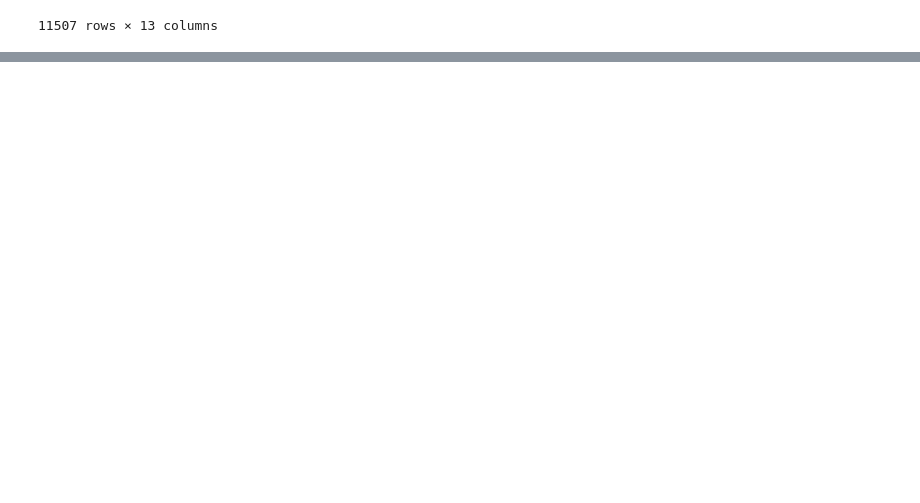
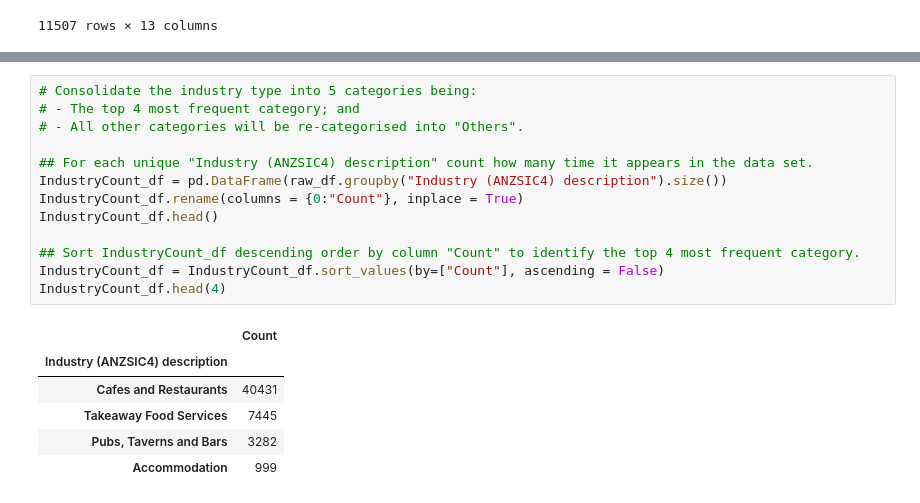
Before and after one commit to JarrodCasey/databootcamp-project1, a Jupyter notebook: MelbourneCafeAnalysis.ipynb, the cells around one changed output, grey strips where cells are left out. Cells and saved outputs as stored; diff of their text form; blank space fills up the shorter version.

```diff
--- a/MelbourneCafeAnalysis.ipynb
+++ b/MelbourneCafeAnalysis.ipynb
@@ -93,0 +103,20 @@ by_building.head()
+# %%
+# Consolidate the industry type into 5 categories being:
+# - The top 4 most frequent category; and
+# - All other categories will be re-categorised into "Others".
+
+## For each unique "Industry (ANZSIC4) description" count how many time it appears in the data set.
+IndustryCount_df = pd.DataFrame(raw_df.groupby("Industry (ANZSIC4) description").size())
+IndustryCount_df.rename(columns = {0:"Count"}, inplace = True)
+IndustryCount_df.head()
+
+## Sort IndustryCount_df descending order by column "Count" to identify the top 4 most frequent category.
+IndustryCount_df = IndustryCount_df.sort_values(by=["Count"], ascending = False)
+IndustryCount_df.head(4)
+# %% [output]
+|  | Count |
+| Industry (ANZSIC4) description |  |
+| Cafes and Restaurants | 40431 |
+| Takeaway Food Services | 7445 |
+| Pubs, Taverns and Bars | 3282 |
+| Accommodation | 999 |
```
Also changed, not shown: parts of 8 cells of this notebook.
